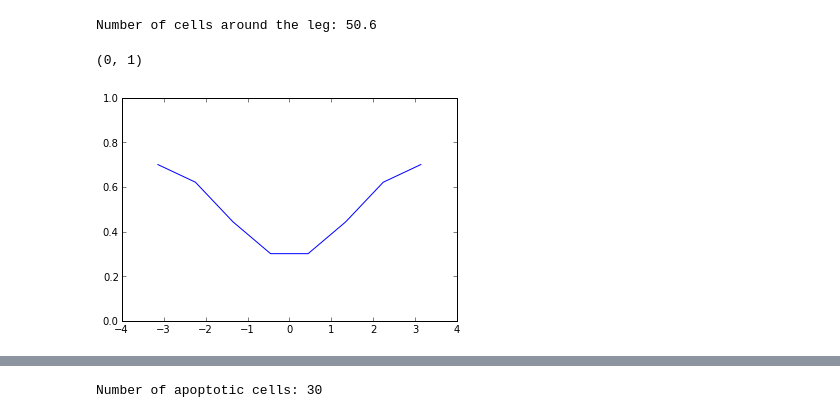
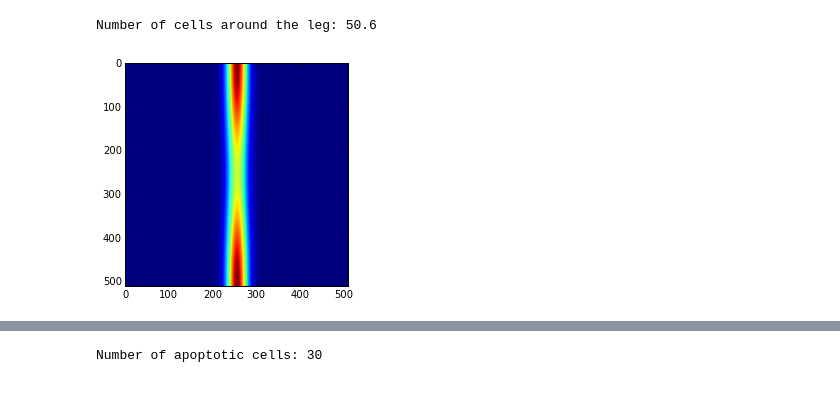
Before and after one commit to glyg/leg-joint, a Jupyter notebook: notebooks/7 - Joint.ipynb, the cells around one changed output, grey strips where cells are left out. Cells and saved outputs as stored; diff of their text form; code cells hidden in the pictures.

```diff
--- a/notebooks/7 - Joint.ipynb
+++ b/notebooks/7 - Joint.ipynb
@@ -39,16 +42,24 @@ num_sigma = 2*np.pi*eptm.rhos.a.mean() / avg_dists.mean()
 print('Number of cells around the leg: %.1f' % num_sigma)
 # %% [output]
 Number of cells around the leg: 50.6
-# %%
-thetas = np.linspace(-np.pi, np.pi, 8)
-fig, ax = plt.subplots()
-ax.plot(thetas, p_apopto(0, thetas,
-                         width_apopto=1.8,
-                         p0=0.7, amp=0.6))
-ax.set_ylim(0, 1)
-# %% [output]
-(0, 1)
-[figure, removed]
+# %%
+width_apopto = 1.8
+p0 = 0.7
+amp = 0.4
+
+
+thetas = np.linspace(-np.pi, np.pi, 512)
+zeds = np.linspace(-20, 20, 512)
+fig, ax = plt.subplots()#subplot_kw={'projection':'3d'})
+
+thetas, zeds = np.meshgrid(thetas, zeds)
+probas =  p_apopto(zeds, thetas,
+                   width_apopto=width_apopto,
+                   p0=p0, amp=amp)
+ax.imshow(probas.T)
+plt.savefig('../doc/imgs/apoptosis_proba.svg')
+# %% [output]
+[figure, added]
 # %%
 all_hists = []
 n_cells = []
```
Also changed, not shown: parts of 11 cells of this notebook, 19 other files.
